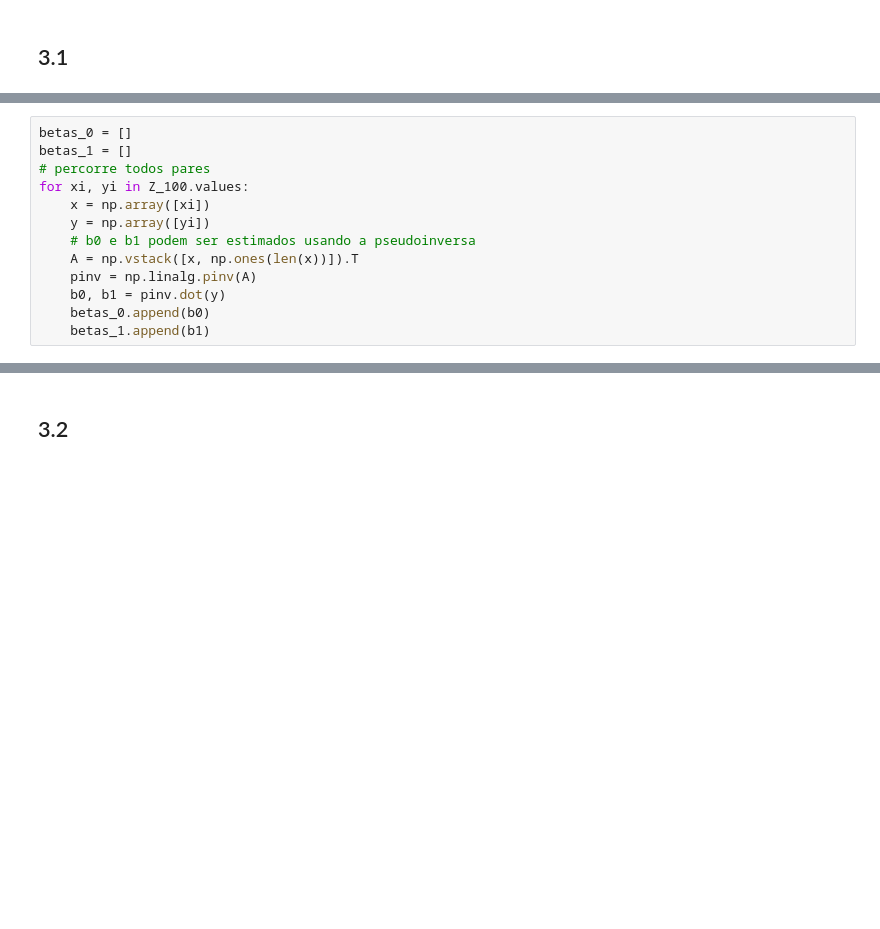
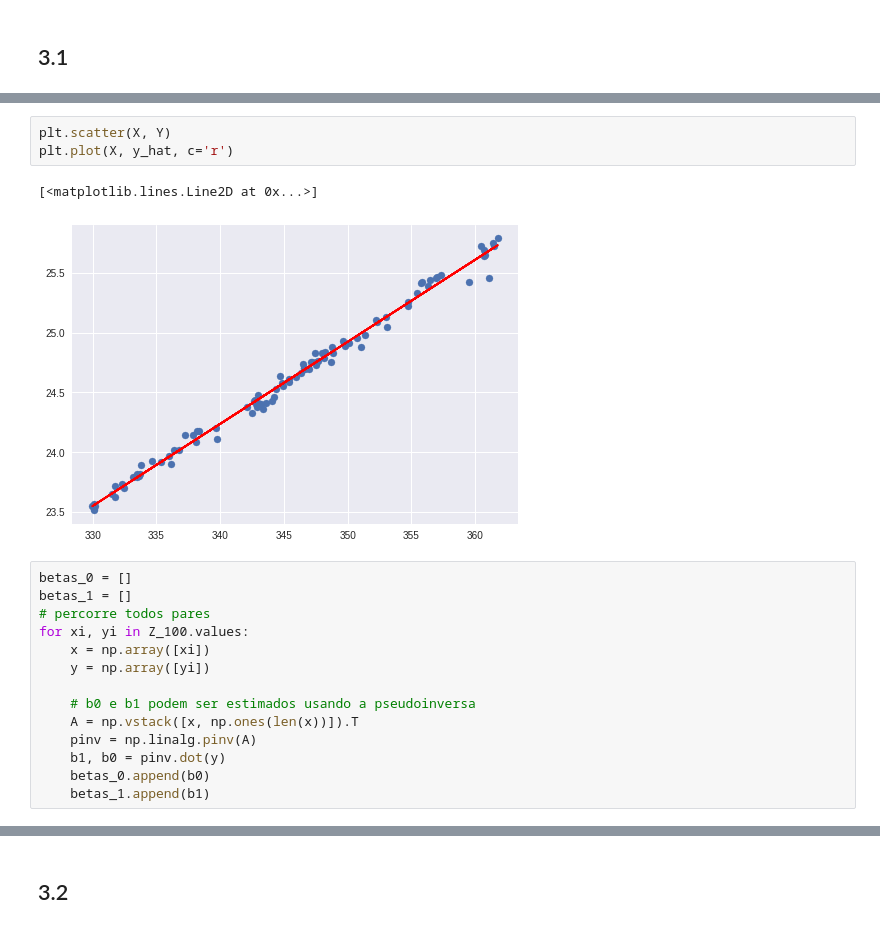
Before and after one commit to ifribeiro/TEI-EstApl, a Jupyter notebook: EPC9.ipynb, the cells around one changed output, grey strips where cells are left out. Drawn from its saved outputs; the diff is of its cells as text; blank space fills up the shorter version.

```diff
--- a/EPC9.ipynb
+++ b/EPC9.ipynb
@@ -93,3 +113,9 @@ Z_100 = Z.sample(100) # seleciono 100 amostras
+# %%
+plt.scatter(X, Y)
+plt.plot(X, y_hat, c='r')
+# %% [output]
+[<matplotlib.lines.Line2D at 0x...>]
+[figure, added]
 # %%
 betas_0 = []
 betas_1 = []
@@ -97,10 +123,11 @@ betas_1 = []
 for xi, yi in Z_100.values:
     x = np.array([xi])
     y = np.array([yi])
+
     # b0 e b1 podem ser estimados usando a pseudoinversa
     A = np.vstack([x, np.ones(len(x))]).T
     pinv = np.linalg.pinv(A)
-    b0, b1 = pinv.dot(y)
+    b1, b0 = pinv.dot(y)
     betas_0.append(b0)
     betas_1.append(b1)
 # %%
```
Also changed, not shown: parts of 39 cells of this notebook.
